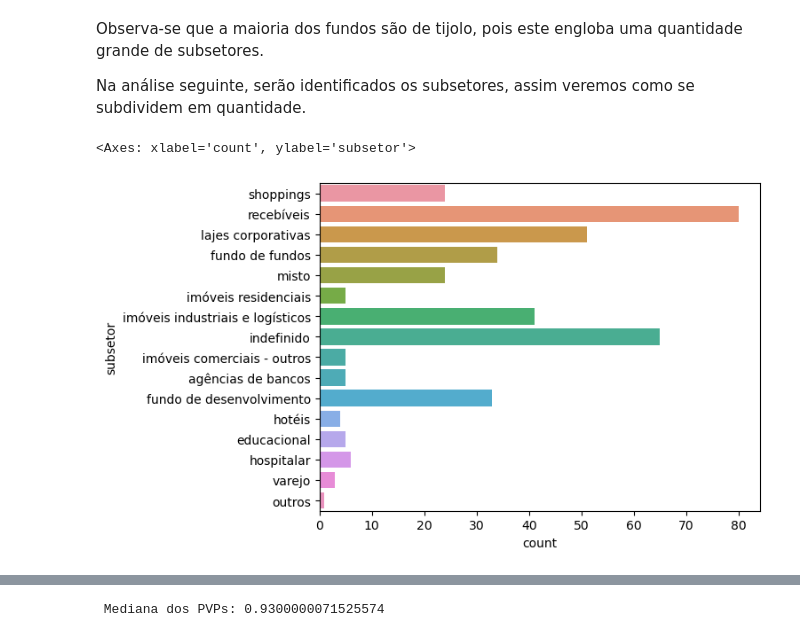
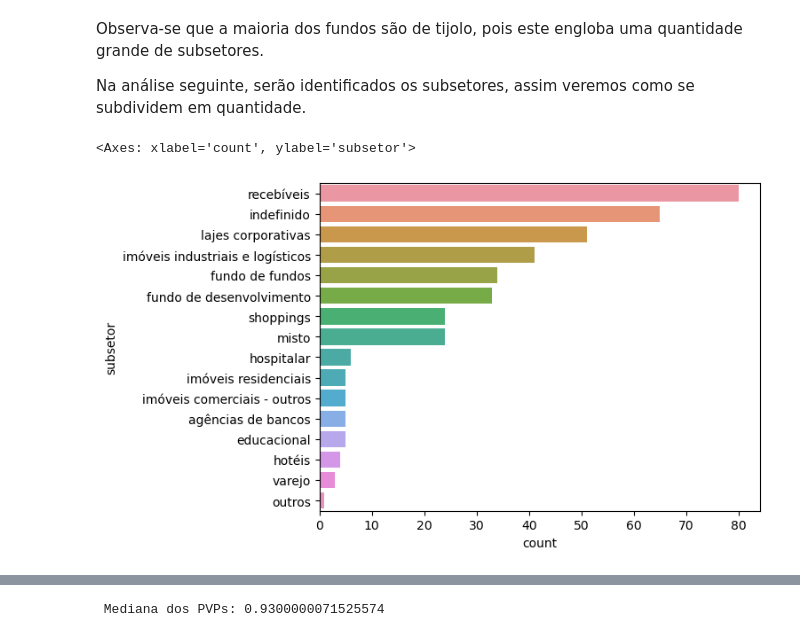
Before and after one commit to Mateus-cpa/analisando_fiis, a Jupyter notebook: analisando-fiis.ipynb, the cells around one changed output, grey strips where cells are left out. Saved outputs shown, nothing was run; the diff lists cells and outputs as text; code cells hidden in the pictures.

```diff
--- a/analisando-fiis.ipynb
+++ b/analisando-fiis.ipynb
@@ -434,7 +416,7 @@ colunas = {'PRECO': 'preco_status',
            'CAGR DIVIDENDOS 3 ANOS': 'cagr_div_3a',
            ' CAGR VALOR CORA 3 ANOS': 'cagr_valor_3a',
            'PATRIMONIO': 'patr_milhoes_status',
-           'N COTISTAS': 'n_cotistas',
+           'N COTISTAS': 'n_cotistas_status',
            'GESTAO': 'gestao',
            ' N COTAS': 'n_cotas_status',
           'SETOR': 'subsetor',
@@ -463,7 +445,9 @@ colunas = {'PRECO': 'preco_status',
           'VACÂNCIA FÍSICA': 'vac_fisica',
           'VACÂNCIA FINANCEIRA': 'vac_fincanceira',
           'QUANT. ATIVOS': 'quant_ativos',
-          'ifix': 'ifix'}
+          'ifix': 'ifix',
+          'VOLATILIDADE': 'volatilidade',
+          'NUM. COTISTAS': 'n_cotistas_funds'}
 # %%
 fiis.rename(columns=colunas,inplace=True)
 fiis.head()
@@ -478,0 +485,5 @@ fiis.head()
+# %%
+fiis.pop("TAX. GESTÃO")
+fiis.pop("TAX. PERFORMANCE")
+fiis.pop("TAX. ADMINISTRAÇÃO")
+fiis.info()
@@ -782,0 +792,3 @@ memory usage: 120.6+ KB
+# %%
+fiis['dif_n_cotistas'] = fiis.n_cotistas_funds - fiis.n_cotistas_status
+fiis[["dif_n_cotistas","n_cotistas_funds","n_cotistas_status"]].sort_values(by="dif_n_cotistas", ascending=False).where(fiis.dif_n_cotistas>0)
@@ -782,0 +816,5 @@ memory usage: 120.6+ KB
+# %%
+fiis = fiis.rename(columns={"n_cotistas_status":"n_cotistas"})
+fiis.pop('dif_n_cotistas')
+fiis.pop('n_cotistas_funds')
+fiis.columns
@@ -793,9 +843,16 @@ sns.countplot(data = fiis,
 Observa-se que a maioria dos fundos são de tijolo, pois este engloba uma quantidade grande de subsetores.
 
 Na análise seguinte, serão identificados os subsetores, assim veremos como se subdividem em quantidade.
-# %%
-sns.countplot(data = fiis,
-               y = 'subsetor')
-# %% [output]
-<Axes: xlabel='count', ylabel='subsetor'>
-[figure, removed]
+# %%
+# Calcular a contagem de ativos em cada subsetor
+subsetor_counts = fiis['subsetor'].value_counts()
+
+# Obter a ordem dos subsetores com base na contagem de ativos
+order_subsetor = subsetor_counts.index
+
+sns.countplot(data = fiis,
+               y = 'subsetor',
+             order=order_subsetor)
+# %% [output]
+<Axes: xlabel='count', ylabel='subsetor'>
+[figure, added]
```
Also changed, not shown: parts of 42 cells of this notebook.
